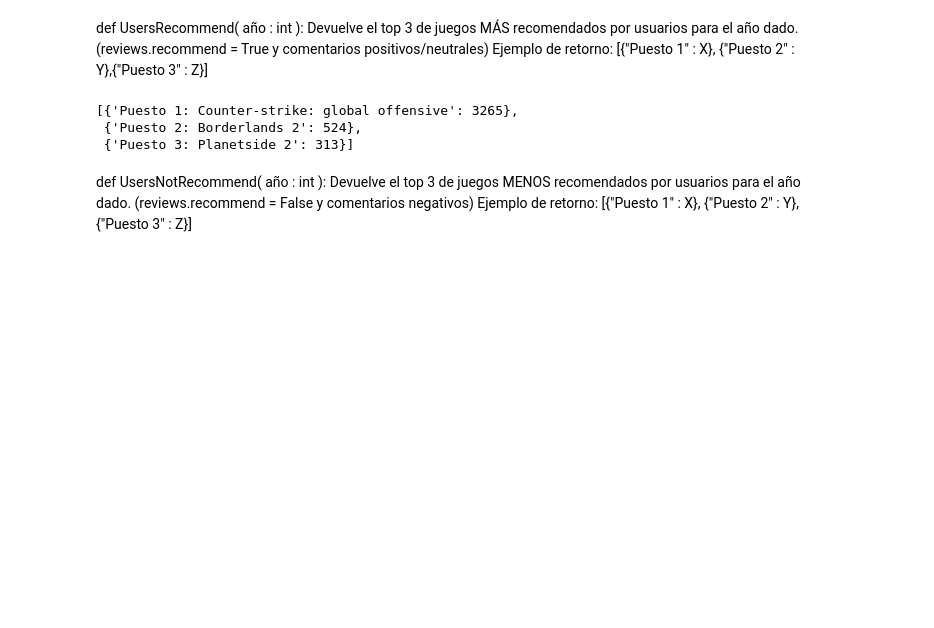
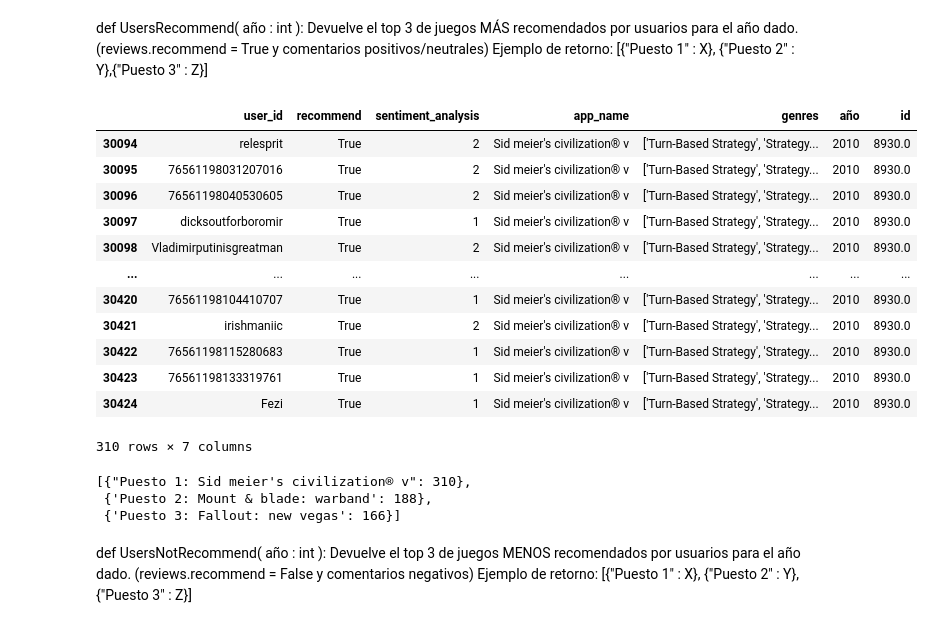
Before and after one commit to belenvbecker/Proyecto-MLOps, a Jupyter notebook: df_funciones.ipynb, the cells around one changed output. Cells and saved outputs as stored; diff of their text form; code cells hidden in the pictures; blank space fills up the shorter version.

```diff
--- a/df_funciones.ipynb
+++ b/df_funciones.ipynb
@@ -244,12 +244,29 @@ def UsersRecommend(año):
     resultado = [{"Puesto {}: {}".format(i + 1, juego): count} for i, (juego, count) in enumerate(top3_juegos.values)]
 
     return resultado
+# %%
+df_filtrado = Funciones2[(Funciones2['año'] == 2010) &(Funciones2['recommend'] == True) & (Funciones2['sentiment_analysis'].isin([1, 2]))]
+df_filtrado[df_filtrado['app_name']=="Sid meier's civilization® v"]
+# %% [output]
+|  | user_id | recommend | sentiment_analysis | app_name | genres | año | id |
+| 30094 | relesprit | True | 2 | Sid meier's civilization® v | ['Turn-Based Strategy', 'Strategy... | 2010 | 8930.0 |
+| 30095 | 76561198031207016 | True | 2 | Sid meier's civilization® v | ['Turn-Based Strategy', 'Strategy... | 2010 | 8930.0 |
+| 30096 | 76561198040530605 | True | 2 | Sid meier's civilization® v | ['Turn-Based Strategy', 'Strategy... | 2010 | 8930.0 |
+| 30097 | dicksoutforboromir | True | 1 | Sid meier's civilization® v | ['Turn-Based Strategy', 'Strategy... | 2010 | 8930.0 |
+| 30098 | Vladimirputinisgreatman | True | 2 | Sid meier's civilization® v | ['Turn-Based Strategy', 'Strategy... | 2010 | 8930.0 |
+| ... | ... | ... | ... | ... | ... | ... | ... |
+| 30420 | 76561198104410707 | True | 1 | Sid meier's civilization® v | ['Turn-Based Strategy', 'Strategy... | 2010 | 8930.0 |
+| 30421 | irishmaniic | True | 2 | Sid meier's civilization® v | ['Turn-Based Strategy', 'Strategy... | 2010 | 8930.0 |
+| 30422 | 76561198115280683 | True | 1 | Sid meier's civilization® v | ['Turn-Based Strategy', 'Strategy... | 2010 | 8930.0 |
+| 30423 | 76561198133319761 | True | 1 | Sid meier's civilization® v | ['Turn-Based Strategy', 'Strategy... | 2010 | 8930.0 |
+| 30424 | Fezi | True | 1 | Sid meier's civilization® v | ['Turn-Based Strategy', 'Strategy... | 2010 | 8930.0 |
+310 rows × 7 columns
 # %%
-UsersRecommend(2012)
+UsersRecommend(2010)
 # %% [output]
-[{'Puesto 1: Counter-strike: global offensive': 3265},
- {'Puesto 2: Borderlands 2': 524},
- {'Puesto 3: Planetside 2': 313}]
+[{"Puesto 1: Sid meier's civilization® v": 310},
+ {'Puesto 2: Mount & blade: warband': 188},
+ {'Puesto 3: Fallout: new vegas': 166}]
 # %% [markdown]
 def UsersNotRecommend( año : int ): Devuelve el top 3 de juegos MENOS recomendados por usuarios para el año dado. (reviews.recommend = False y comentarios negativos)
 Ejemplo de retorno: [{"Puesto 1" : X}, {"Puesto 2" : Y},{"Puesto 3" : Z}]
```
Also changed, not shown: parts of 2 cells of this notebook, 8 other files.
